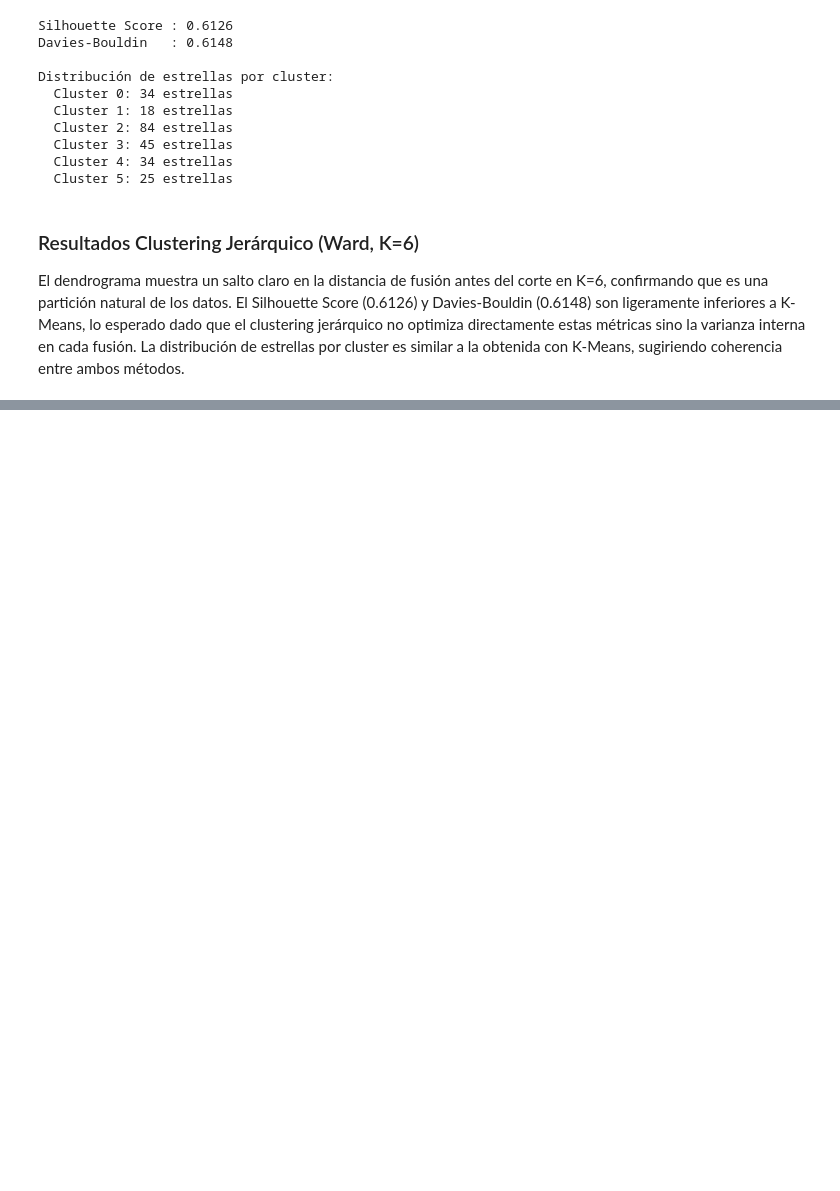
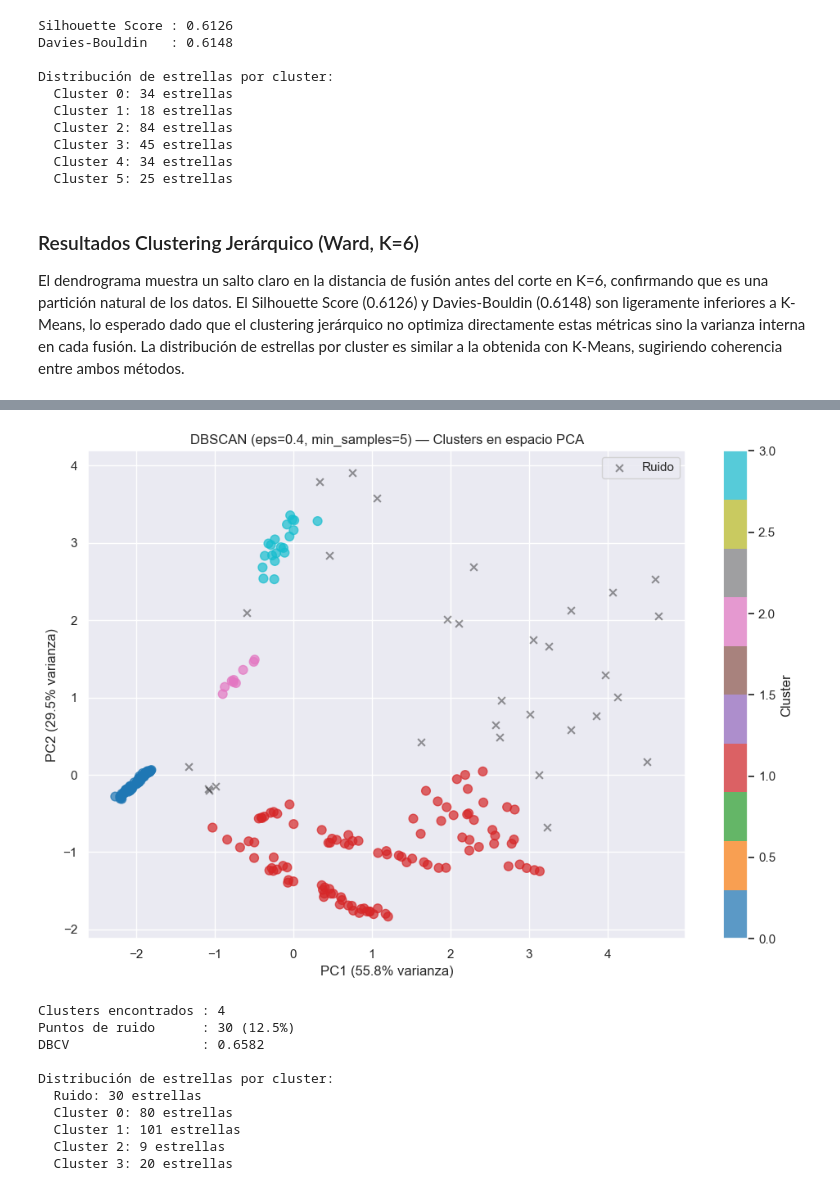
Before and after one commit to 100524500/Aprendizaje_Automatico_Clusters, a Jupyter notebook: notebooks/practica2.ipynb, the cells around one changed output, grey strips where cells are left out. Drawn from its saved outputs; the diff is of its cells as text; code cells hidden in the pictures; blank space fills up the shorter version.

```diff
--- a/notebooks/practica2.ipynb
+++ b/notebooks/practica2.ipynb
@@ -580,0 +701,53 @@ con K-Means, sugiriendo coherencia entre ambos métodos.
+# %%
+# ============================================================
+# DBSCAN — MODELO FINAL
+# ============================================================
+
+dbscan_final = DBSCAN(eps=0.4, min_samples=5)
+dbscan_labels = dbscan_final.fit_predict(X_pca)
+
+# Visualización
+plt.figure(figsize=(10, 7))
+
+# Puntos de ruido en negro
+mask_ruido = dbscan_labels == -1
+plt.scatter(X_pca[mask_ruido, 0], X_pca[mask_ruido, 1],
+            c='black', s=40, alpha=0.4, marker='x', label='Ruido')
+
+# Puntos de clusters
+mask_clusters = dbscan_labels != -1
+scatter = plt.scatter(X_pca[mask_clusters, 0], X_pca[mask_clusters, 1],
+                      c=dbscan_labels[mask_clusters], cmap='tab10',
+                      s=60, alpha=0.7)
+
+plt.colorbar(scatter, label='Cluster')
+plt.xlabel(f'PC1 ({pca.explained_variance_ratio_[0]*100:.1f}% varianza)')
+plt.ylabel(f'PC2 ({pca.explained_variance_ratio_[1]*100:.1f}% varianza)')
+plt.title('DBSCAN (eps=0.4, min_samples=5) — Clusters en espacio PCA')
+plt.legend()
+plt.tight_layout()
+plt.show()
+
+n_clusters = len(set(dbscan_labels)) - 1
+n_ruido = np.sum(dbscan_labels == -1)
+dbcv_final = validity_index(X_pca.astype(np.float64), dbscan_labels)
+
+print(f"Clusters encontrados : {n_clusters}")
+print(f"Puntos de ruido      : {n_ruido} ({n_ruido/len(dbscan_labels)*100:.1f}%)")
+print(f"DBCV                 : {dbcv_final:.4f}")
+print(f"\nDistribución de estrellas por cluster:")
+for c, n in zip(*np.unique(dbscan_labels, return_counts=True)):
+    label = "Ruido" if c == -1 else f"Cluster {c}"
+    print(f"  {label}: {n} estrellas")
+# %% [output]
+[figure, added]
+Clusters encontrados : 4
+Puntos de ruido      : 30 (12.5%)
+DBCV                 : 0.6582
+
+Distribución de estrellas por cluster:
+  Ruido: 30 estrellas
+  Cluster 0: 80 estrellas
+  Cluster 1: 101 estrellas
+  Cluster 2: 9 estrellas
+  Cluster 3: 20 estrellas
```
Also changed, not shown: parts of 5 cells of this notebook.
